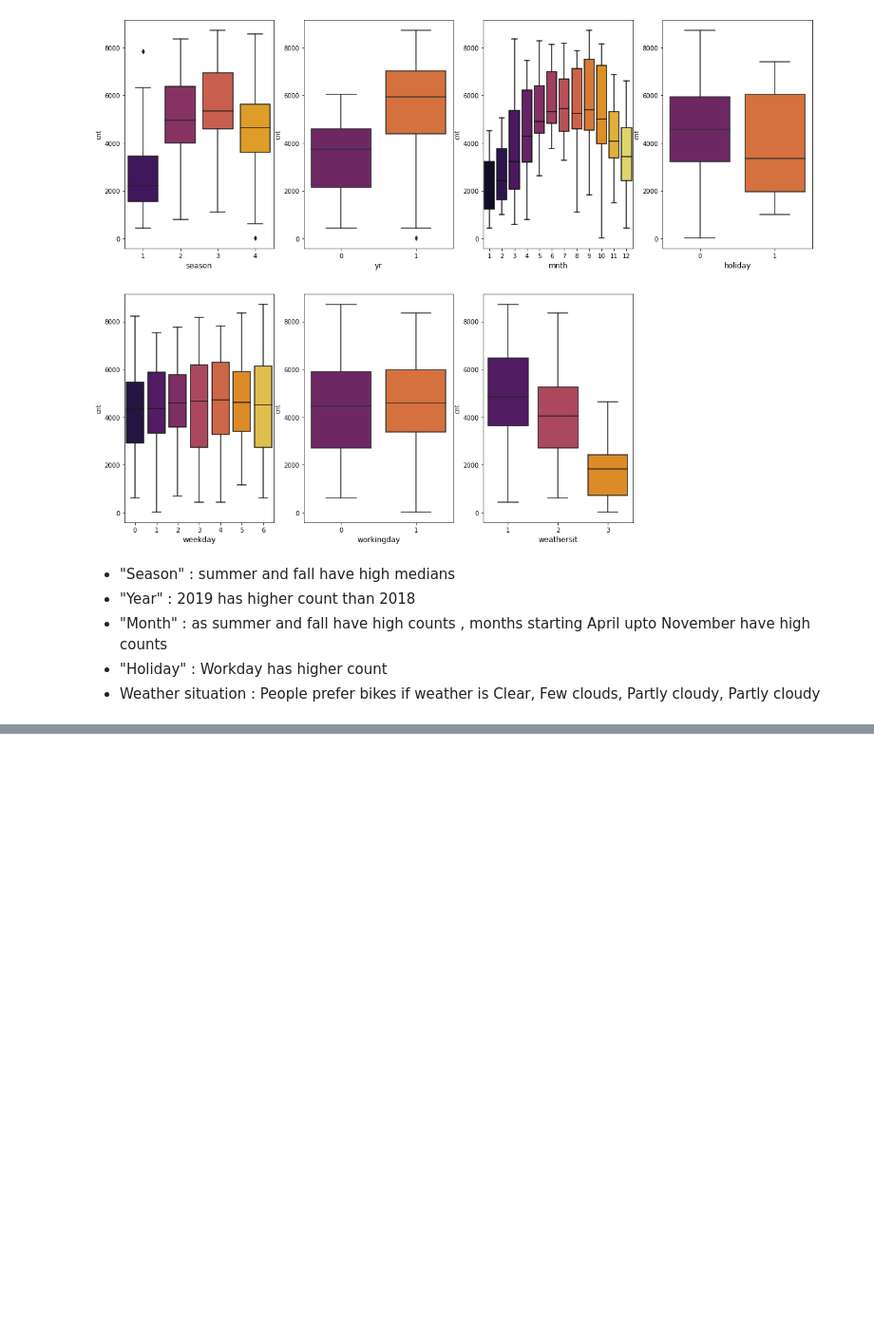
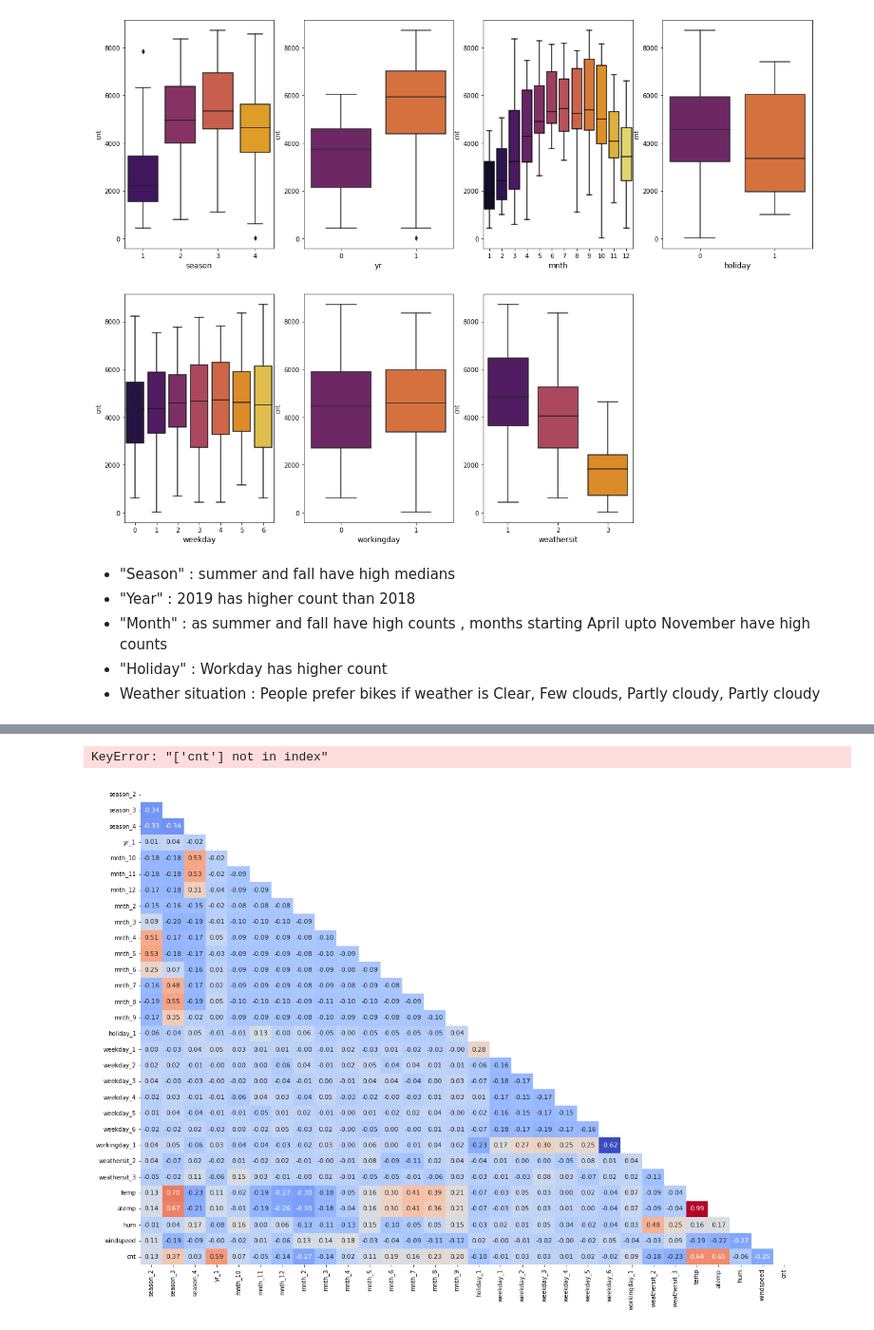
Before and after one commit to heymihir/Bike-Sharing-MLR, a Jupyter notebook: Notebook- Bike Sharing Assignment.ipynb, the cells around one changed output, grey strips where cells are left out. Shown at 95% size. Cells and saved outputs as stored; diff of their text form; code cells hidden in the pictures; blank space fills up the shorter version.

```diff
--- a/Notebook- Bike Sharing Assignment.ipynb
+++ b/Notebook- Bike Sharing Assignment.ipynb
@@ -171,0 +219,19 @@ plt.show()
+# %%
+# Scaling numeric features and capping max range to upto 1
+
+from sklearn.preprocessing import MinMaxScaler
+scaler = MinMaxScaler()
+
+X_train[numerical_cols] = scaler.fit_transform(X_train[numerical_cols])
+# %% [output]
+KeyError: "['cnt'] not in index"
+# %%
+mask = np.triu(np.ones_like(train.corr(), dtype=bool))
+
+plt.figure(figsize=(20,15))
+sns.heatmap(train.corr(), annot=True, fmt=".2f", cmap='coolwarm',
+            mask=mask,cbar=False,annot_kws={"size":11})
+
+plt.show()
+# %% [output]
+[figure, added]
```
Also changed, not shown: parts of 6 cells of this notebook.
